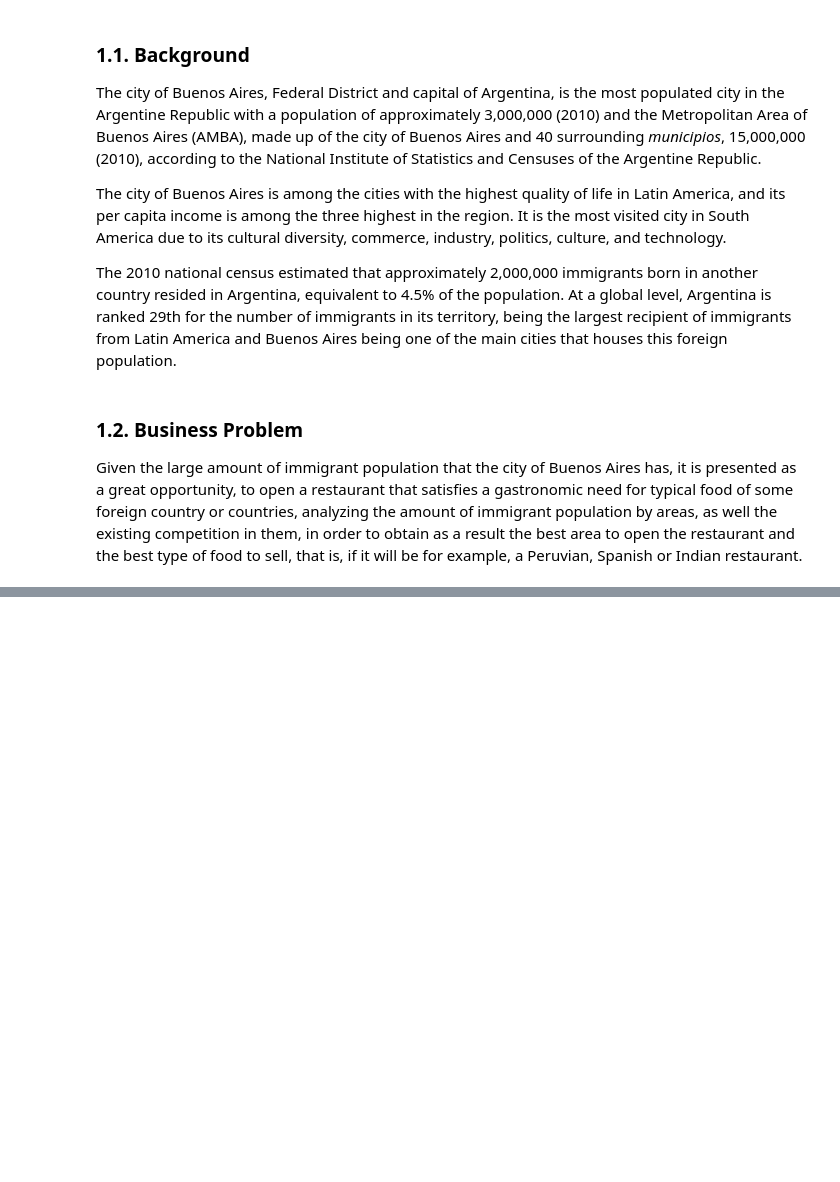
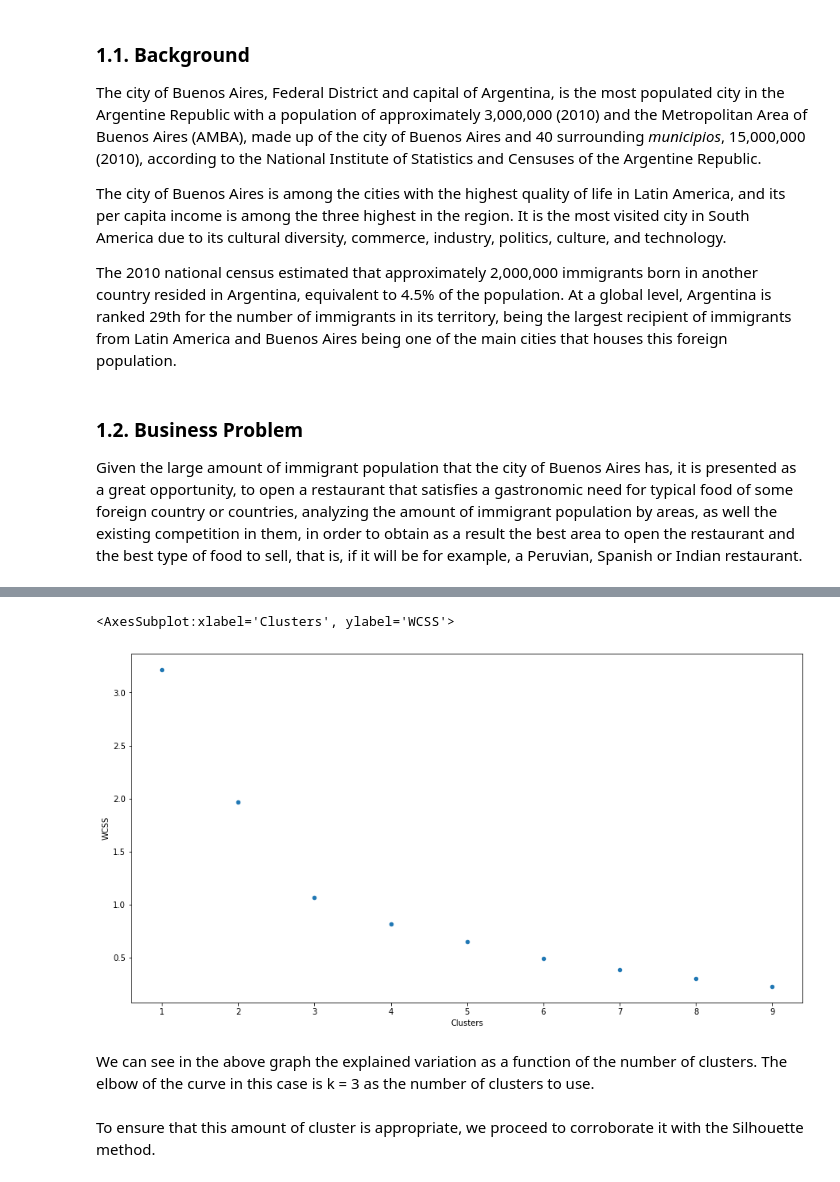
Before and after one commit to fernandez-julian/Coursera_Capstone, a Jupyter notebook: capstone_project.ipynb, the cells around one changed output, grey strips where cells are left out. Saved outputs shown, nothing was run; the diff lists cells and outputs as text; code cells hidden in the pictures; blank space fills up the shorter version.

```diff
--- a/capstone_project.ipynb
+++ b/capstone_project.ipynb
@@ -51,0 +708,6 @@ import matplotlib.pyplot as plt
+# %%
+caba_onehot = pd.get_dummies(caba_restaurants[['Venue Category']], prefix="", prefix_sep="")
+
+# Add neighborhood column back to dataframe
+caba_onehot.insert(loc=0, column='Neighborhood', value=caba_restaurants['Neighborhood'])
+caba_onehot.head()
@@ -51,0 +724,3 @@ import matplotlib.pyplot as plt
+# %%
+caba_grouped = caba_onehot.groupby('Neighborhood').mean().reset_index()
+caba_grouped
@@ -51,0 +801,16 @@ import matplotlib.pyplot as plt
+# %%
+caba_grouped_clustering = caba_grouped.drop('Neighborhood', 1)
+
+# Elbow method to indetify the best K clusters
+
+K = range(1,10) #We run the cluster analysis using Cluster as 1 till 10
+wcss = [] # Within Cluster Sum of Squared
+for k in K:
+    kmeans=KMeans(n_clusters=k,init="k-means++")
+    kmeans=kmeans.fit(caba_grouped_clustering)
+    wcss.append(kmeans.inertia_)
+# %%
+# Putting the WCSS in a dataframe
+
+centers = pd.DataFrame({'Clusters' : K, 'WCSS' : wcss})
+centers
@@ -51,0 +828,11 @@ import matplotlib.pyplot as plt
+# %%
+# Plotting elbow
+
+centers.plot.scatter(x = 'Clusters', y = 'WCSS', figsize=(15,8))
+# %% [output]
+<AxesSubplot:xlabel='Clusters', ylabel='WCSS'>
+[figure, added]
+# %% [markdown]
+We can see in the above graph the explained variation as a function of the number of clusters. The elbow of the curve in this case is k = 3 as the number of clusters to use.
+# %% [markdown]
+To ensure that this amount of cluster is appropriate, we proceed to corroborate it with the Silhouette method.
```
Also changed, not shown: parts of 77 cells of this notebook, 2 other files.
